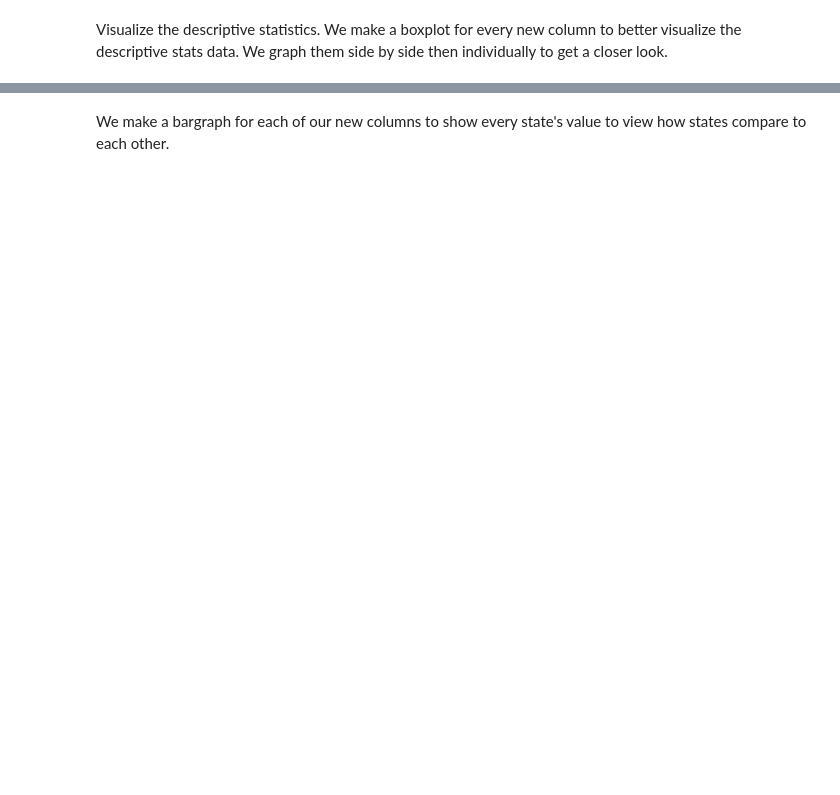
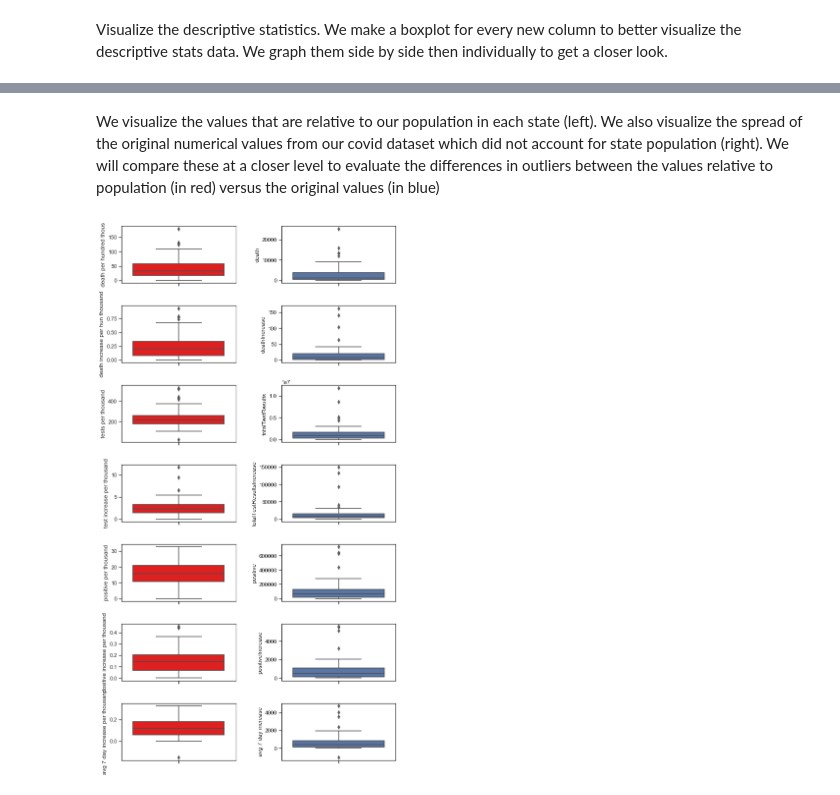
Before and after one commit to cathilo/sharing-github, a Jupyter notebook: Capstone 2 Exploratory.ipynb, the cells around one changed output, grey strips where cells are left out. Saved outputs shown, nothing was run; the diff lists cells and outputs as text; code cells hidden in the pictures; blank space fills up the shorter version.

```diff
--- a/Capstone 2 Exploratory.ipynb
+++ b/Capstone 2 Exploratory.ipynb
@@ -425,2 +418,17 @@ for v in var:
-# %% [markdown]
-We make a bargraph for each of our new columns to show every state's value to view how states compare to each other.
+# %% [markdown]
+We visualize the values that are relative to our population in each state (left). We also visualize the spread of the original numerical values from our covid dataset which did not account for state population (right). We will compare these at a closer level to evaluate the differences in outliers between the values relative to population (in red) versus the original values (in blue)
+# %%
+counter=0
+fig, axes = plt.subplots(7, 2, figsize=(10,20))
+#mpl.rcParams['figure.figsize'] = (10,5)
+
+for i in range(len(var)):
+    fig.subplots_adjust(hspace=0.4, wspace=0.4)
+    ax = sns.boxplot( y=var[i], data=today, color='red',
+        ax=axes[counter, 0])
+
+    ax = sns.boxplot( y=var_two[i], data=today,
+        ax=axes[counter, 1])
+    counter=counter+1
+# %% [output]
+[figure, added]
```
Also changed, not shown: parts of 10 cells of this notebook.
